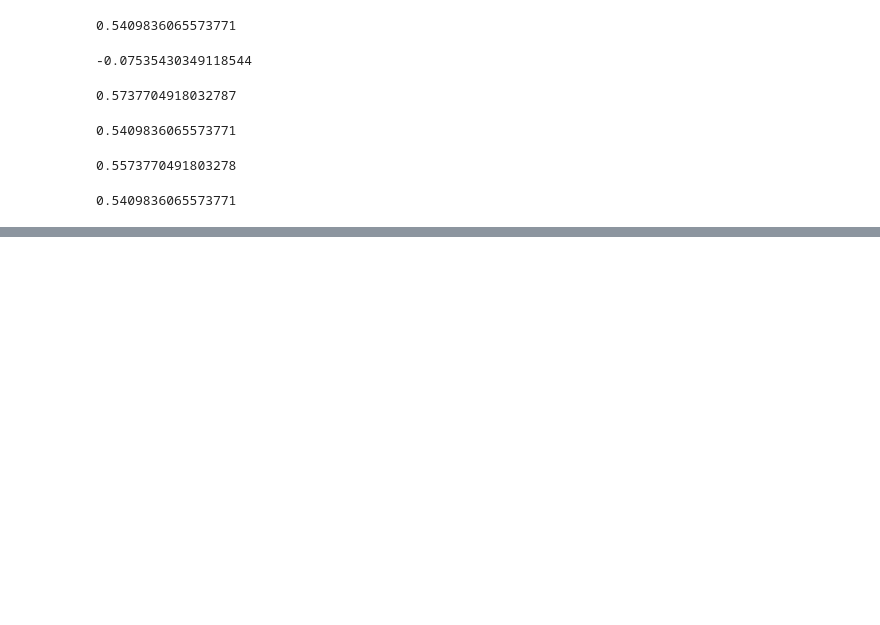
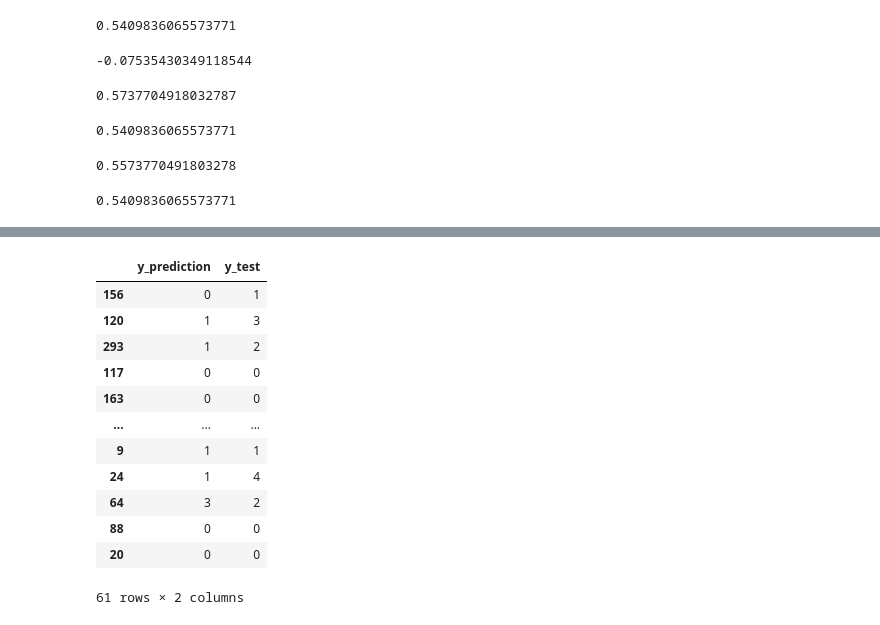
Before and after one commit to aditijain6/heart-disease-classification, a Jupyter notebook: heart_disease_classification.ipynb, the cells around one changed output, grey strips where cells are left out. Drawn from its saved outputs; the diff is of its cells as text; code cells hidden in the pictures; blank space fills up the shorter version.

```diff
--- a/heart_disease_classification.ipynb
+++ b/heart_disease_classification.ipynb
@@ -215,5 +215,5 @@ model.score(X_test,y_test)
 # %% [output]
 0.5409836065573771
 # %%
-# preprocessing
-# classification model that would best suit the goal
+# Cross validation
+pipeline = make_pipeline(preprocessing.StandardScaler(), GaussianProcessClassifier())
@@ -219,0 +241,10 @@ model.score(X_test,y_test)
+# %%
+hyperparameters = {'gaussianprocessclassifier__n_jobs' : [None, 10, 100],
+                   'gaussianprocessclassifier__optimizer' : ['fmin_l_bfgs_b', callable],
+                   'gaussianprocessclassifier__n_restarts_optimizer' : [0, 1, 2, 3]}
+# %%
+clf = GridSearchCV(pipeline, hyperparameters,scoring='accuracy', cv=10)
+result = clf.fit(X_train, y_train)
+y_pred = clf.predict(X_test)
+result.best_score_
+result.score(X_test,y_test)
@@ -219,0 +278,20 @@ model.score(X_test,y_test)
+# %%
+
+test_data = {'y_prediction' : y_pred,'y_test': y_test}  # (A==B).all()?
+
+test_comparison = pd.DataFrame(data=test_data)
+test_comparison
+# %% [output]
+|  | y_prediction | y_test |
+| 156 | 0 | 1 |
+| 120 | 1 | 3 |
+| 293 | 1 | 2 |
+| 117 | 0 | 0 |
+| 163 | 0 | 0 |
+| ... | ... | ... |
+| 9 | 1 | 1 |
+| 24 | 1 | 4 |
+| 64 | 3 | 2 |
+| 88 | 0 | 0 |
+| 20 | 0 | 0 |
+61 rows × 2 columns
```
Also changed, not shown: parts of 13 cells of this notebook.
